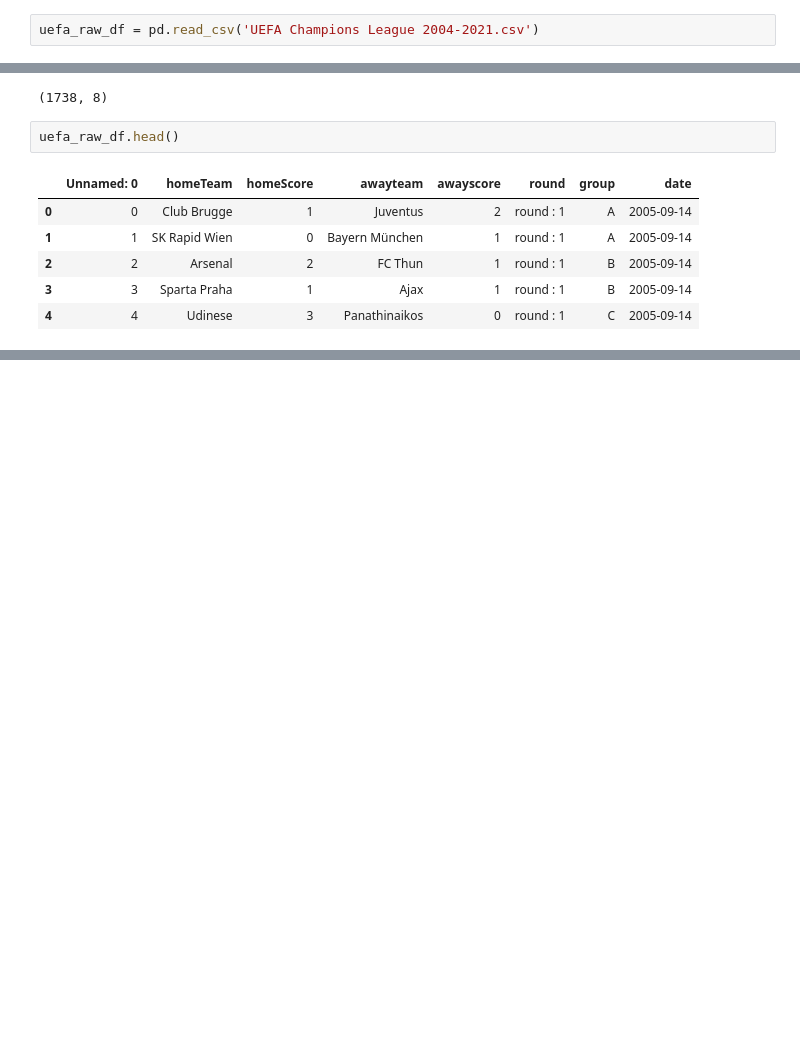
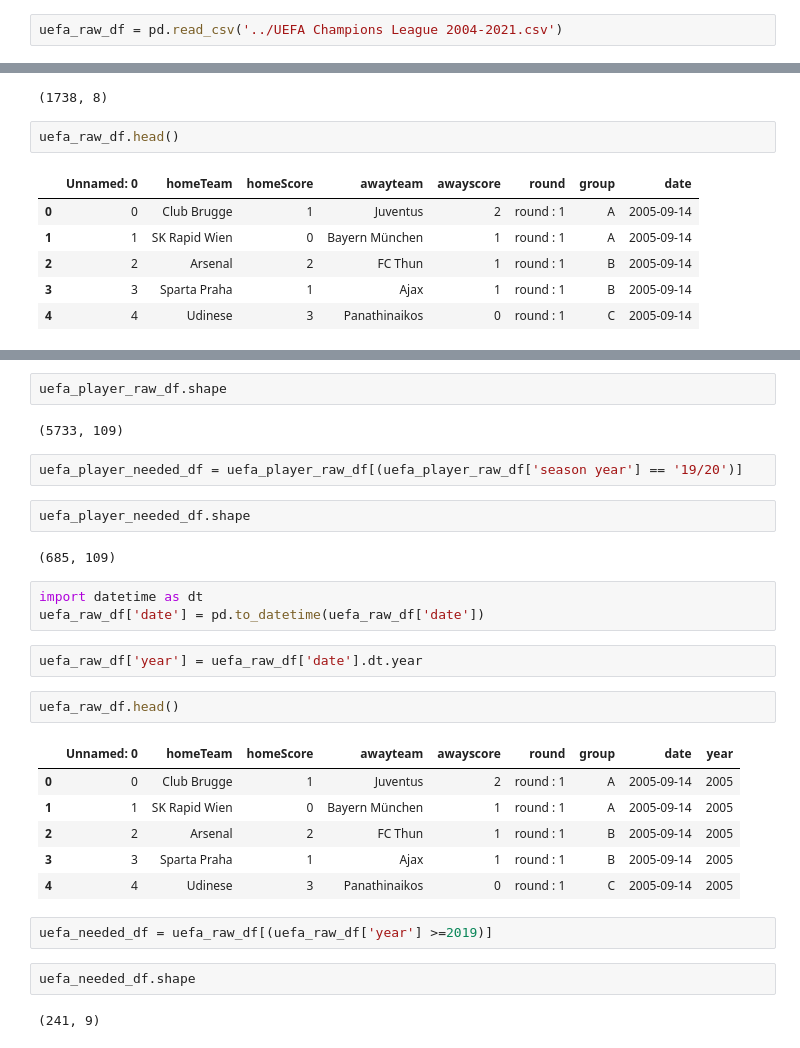
Before and after one commit to ZaidSultan10/champions-league-winner-prediction, a Jupyter notebook: UEFA_Champions_League_Winner_Prediction-checkpoint.ipynb, the cells around one changed output, grey strips where cells are left out. Saved outputs shown, nothing was run; the diff lists cells and outputs as text; blank space fills up the shorter version.

```diff
--- a/UEFA_Champions_League_Winner_Prediction-checkpoint.ipynb
+++ b/UEFA_Champions_League_Winner_Prediction-checkpoint.ipynb
@@ -21,7 +21,7 @@ import numpy as np
 import matplotlib.pyplot as plt
 import seaborn as sns
 # %%
-uefa_raw_df = pd.read_csv('UEFA Champions League 2004-2021.csv')
+uefa_raw_df = pd.read_csv('../UEFA Champions League 2004-2021.csv')
 # %%
 uefa_raw_df.head()
 # %% [output]
@@ -64,0 +122,30 @@ uefa_raw_df.head()
+# %%
+uefa_player_raw_df.shape
+# %% [output]
+(5733, 109)
+# %%
+uefa_player_needed_df = uefa_player_raw_df[(uefa_player_raw_df['season year'] == '19/20')]
+# %%
+uefa_player_needed_df.shape
+# %% [output]
+(685, 109)
+# %%
+import datetime as dt
+uefa_raw_df['date'] = pd.to_datetime(uefa_raw_df['date'])
+# %%
+uefa_raw_df['year'] = uefa_raw_df['date'].dt.year
+# %%
+uefa_raw_df.head()
+# %% [output]
+|  | Unnamed: 0 | homeTeam | homeScore | awayteam | awayscore | round | group | date | year |
+| 0 | 0 | Club Brugge | 1 | Juventus | 2 | round : 1 | A | 2005-09-14 | 2005 |
+| 1 | 1 | SK Rapid Wien | 0 | Bayern München | 1 | round : 1 | A | 2005-09-14 | 2005 |
+| 2 | 2 | Arsenal | 2 | FC Thun | 1 | round : 1 | B | 2005-09-14 | 2005 |
+| 3 | 3 | Sparta Praha | 1 | Ajax | 1 | round : 1 | B | 2005-09-14 | 2005 |
+| 4 | 4 | Udinese | 3 | Panathinaikos | 0 | round : 1 | C | 2005-09-14 | 2005 |
+# %%
+uefa_needed_df = uefa_raw_df[(uefa_raw_df['year'] >=2019)]
+# %%
+uefa_needed_df.shape
+# %% [output]
+(241, 9)
```
Also changed, not shown: parts of 18 cells of this notebook.
